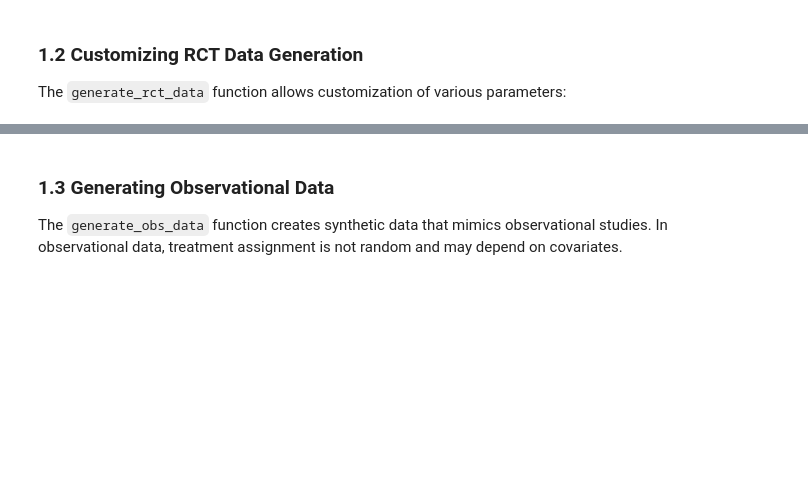
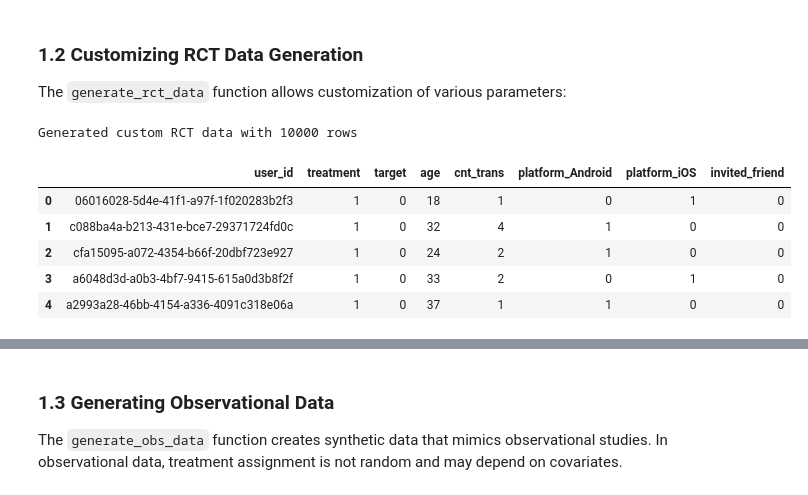
Before and after one commit to IoannMartynov/CausalKit, a Jupyter notebook: examples/data_functions_example.ipynb, the cells around one changed output, grey strips where cells are left out. Saved outputs shown, nothing was run; the diff lists cells and outputs as text; code cells hidden in the pictures; blank space fills up the shorter version.

```diff
--- a/examples/data_functions_example.ipynb
+++ b/examples/data_functions_example.ipynb
@@ -104,0 +112,20 @@ plt.show()
+# %%
+# Generate RCT data with custom parameters
+custom_rct_df = generate_rct_data(
+    n_users=10000,           # Number of users
+    split=0.7,               # 70% in control, 30% in treatment
+    target_type="binary", # Continuous outcome variable
+    random_state=42          # For reproducibility
+)
+
+# Display the first few rows
+print(f"Generated custom RCT data with {len(custom_rct_df)} rows")
+custom_rct_df.head()
+# %% [output]
+Generated custom RCT data with 10000 rows
+|  | user_id | treatment | target | age | cnt_trans | platform_Android | platform_iOS | invited_friend |
+| 0 | 06016028-5d4e-41f1-a97f-1f020283b2f3 | 1 | 0 | 18 | 1 | 0 | 1 | 0 |
+| 1 | c088ba4a-b213-431e-bce7-29371724fd0c | 1 | 0 | 32 | 4 | 1 | 0 | 0 |
+| 2 | cfa15095-a072-4354-b66f-20dbf723e927 | 1 | 0 | 24 | 2 | 1 | 0 | 0 |
+| 3 | a6048d3d-a0b3-4bf7-9415-615a0d3b8f2f | 1 | 0 | 33 | 2 | 0 | 1 | 0 |
+| 4 | a2993a28-46bb-4154-a336-4091c318e06a | 1 | 0 | 37 | 1 | 1 | 0 | 0 |
```
Also changed, not shown: parts of 21 cells of this notebook, 2 other files.
